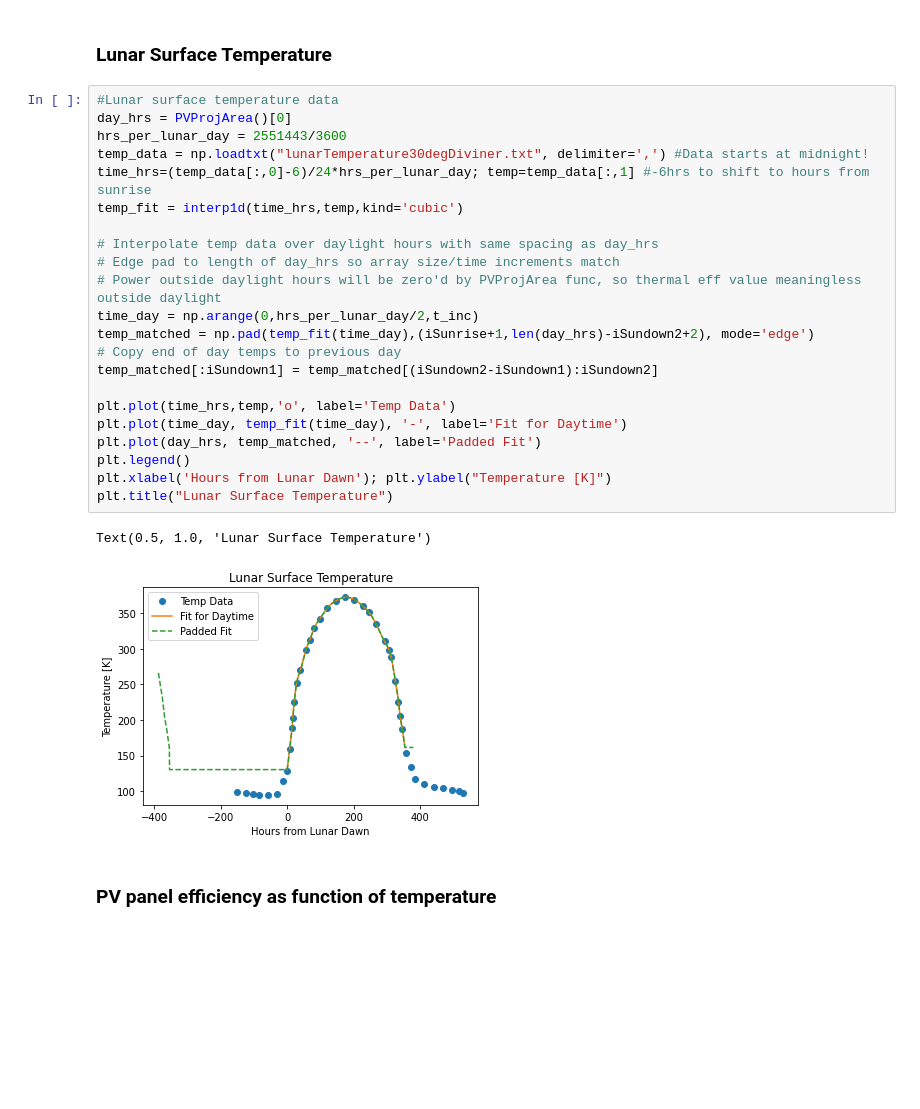
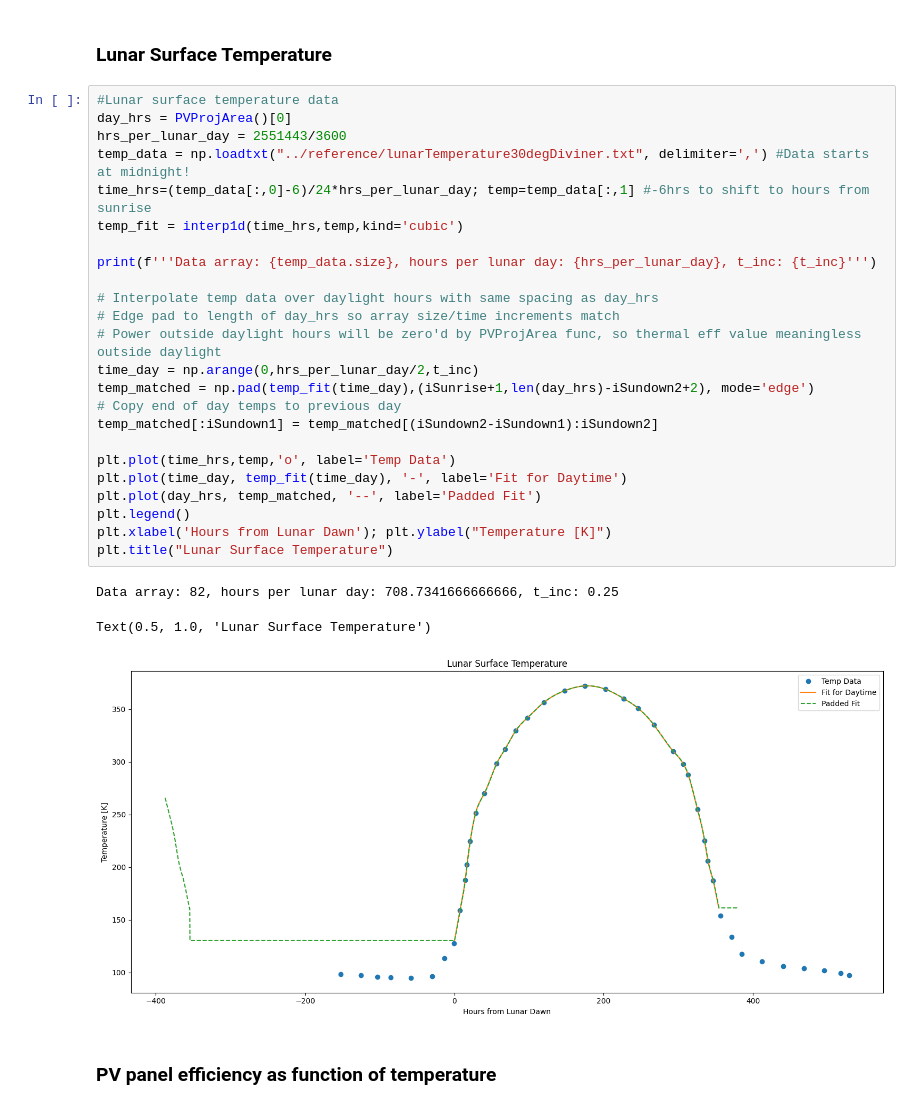
Before and after one commit to lusee-night/opsim, a Jupyter notebook: reference/TiltedSolar_sandbox.ipynb, the cells around one changed output. Saved outputs shown, nothing was run; the diff lists cells and outputs as text; blank space fills up the shorter version.

```diff
--- a/reference/TiltedSolar_sandbox.ipynb
+++ b/reference/TiltedSolar_sandbox.ipynb
@@ -300,28 +302,31 @@ ax.legend()
 # %%
 #Lunar surface temperature data
 day_hrs = PVProjArea()[0]
 hrs_per_lunar_day = 2551443/3600
-temp_data = np.loadtxt("lunarTemperature30degDiviner.txt", delimiter=',') #Data starts at midnight!
+temp_data = np.loadtxt("../reference/lunarTemperature30degDiviner.txt", delimiter=',') #Data starts at midnight!
 time_hrs=(temp_data[:,0]-6)/24*hrs_per_lunar_day; temp=temp_data[:,1] #-6hrs to shift to hours from sunrise
 temp_fit = interp1d(time_hrs,temp,kind='cubic')
+
+print(f'''Data array: {temp_data.size}, hours per lunar day: {hrs_per_lunar_day}, t_inc: {t_inc}''')
 
 # Interpolate temp data over daylight hours with same spacing as day_hrs
 # Edge pad to length of day_hrs so array size/time increments match
 # Power outside daylight hours will be zero'd by PVProjArea func, so thermal eff value meaningless outside daylight
 time_day = np.arange(0,hrs_per_lunar_day/2,t_inc)
 temp_matched = np.pad(temp_fit(time_day),(iSunrise+1,len(day_hrs)-iSundown2+2), mode='edge')
 # Copy end of day temps to previous day
 temp_matched[:iSundown1] = temp_matched[(iSundown2-iSundown1):iSundown2]
 
 plt.plot(time_hrs,temp,'o', label='Temp Data')
 plt.plot(time_day, temp_fit(time_day), '-', label='Fit for Daytime')
 plt.plot(day_hrs, temp_matched, '--', label='Padded Fit')
 plt.legend()
 plt.xlabel('Hours from Lunar Dawn'); plt.ylabel("Temperature [K]")
 plt.title("Lunar Surface Temperature")
 # %% [output]
-Text(0.5, 1.0, 'Lunar Surface Temperature')
+Data array: 82, hours per lunar day: 708.7341666666666, t_inc: 0.25
+Text(0.5, 1.0, 'Lunar Surface Temperature')
-[figure, old version]
+[figure, new version]
 # %% [markdown]
 ###  PV panel efficiency as function of temperature
 # %%
```
Also changed, not shown: parts of 2 cells of this notebook.
